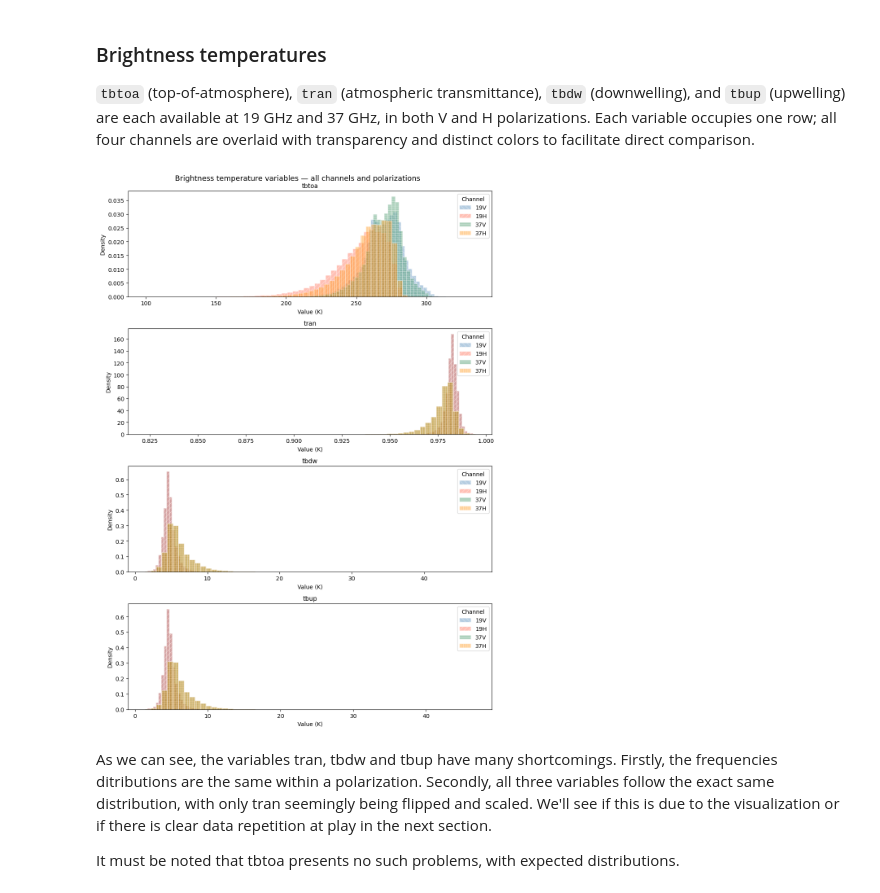
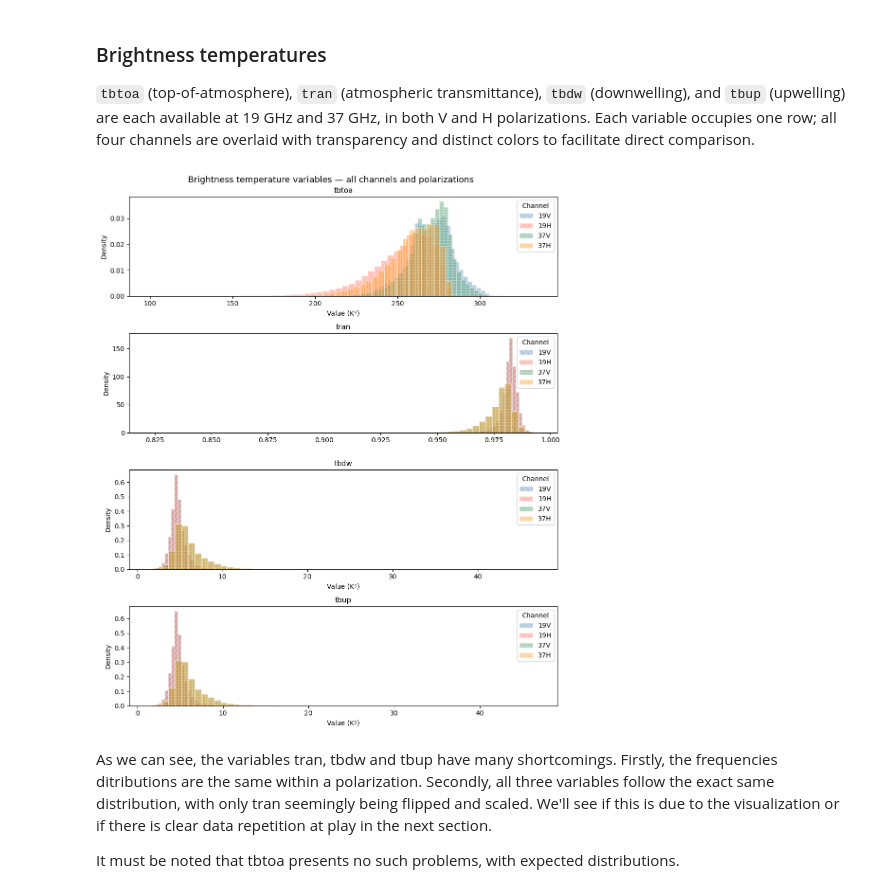
Before and after one commit to marcvem2AED/TFM_MCD_MarcVelascoMateu, a Jupyter notebook: 2-Data_analysis.ipynb, the cells around one changed output. Cells and saved outputs as stored; diff of their text form; code cells hidden in the pictures.

```diff
--- a/2-Data_analysis.ipynb
+++ b/2-Data_analysis.ipynb
@@ -304,31 +307,32 @@ transparency and distinct colors to facilitate direct comparison.
 # %%
 bt_vars = {
     'tbtoa': ['tbtoa19V', 'tbtoa19H', 'tbtoa37V', 'tbtoa37H'],
     'tran':  ['tran19V',  'tran19H',  'tran37V',  'tran37H'],
     'tbdw':  ['tbdw19V',  'tbdw19H',  'tbdw37V',  'tbdw37H'],
     'tbup':  ['tbup19V',  'tbup19H',  'tbup37V',  'tbup37H'],
 }
 colors  = ['steelblue', 'tomato', 'seagreen', 'darkorange']
 hatches = ['\\\\\\', '///', '---', '|||']
 labels  = ['19V', '19H', '37V', '37H']
 
-fig, axes = plt.subplots(4, 1, figsize=(10, 14))
+fig, axes = plt.subplots(4, 1, figsize=(10, 12))
 
 for ax, (var_name, cols) in zip(axes, bt_vars.items()):
     for col, color, hatch, label in zip(cols, colors, hatches, labels):
         ax.hist(df[col].dropna(), bins=60, alpha=0.4, color=color,
                 hatch=hatch, edgecolor='white', label=label, density=True)
     ax.set_title(var_name, fontsize=11)
-    ax.set_xlabel('Value (K)')
+    if var_name != 'tran':
+        ax.set_xlabel('Value (Kº)')
     ax.set_ylabel('Density')
     ax.legend(title='Channel')
 
 plt.suptitle('Brightness temperature variables — all channels and polarizations',
              fontsize=13)
 plt.tight_layout()
 plt.show()
 # %% [output]
-[figure, old version]
+[figure, new version]
 # %% [markdown]
 As we can see, the variables tran, tbdw and tbup have many shortcomings. Firstly, the frequencies ditributions are the same within a polarization. Secondly, all three variables follow the exact same distribution, with only tran seemingly being flipped and scaled. We'll see if this is due to the visualization or if there is clear data repetition at play in the next section.
 
```
Also changed, not shown: parts of 7 cells of this notebook, 4 other files.
